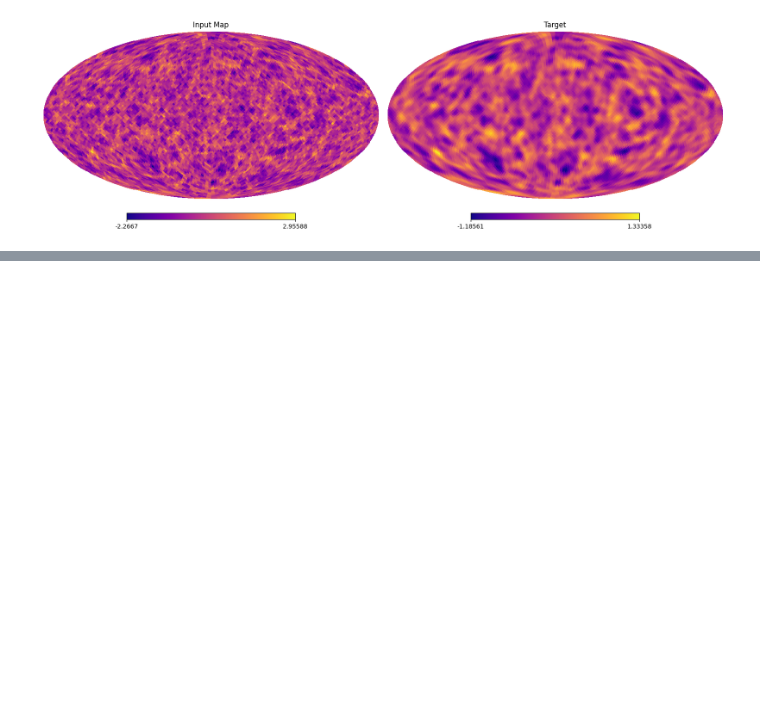
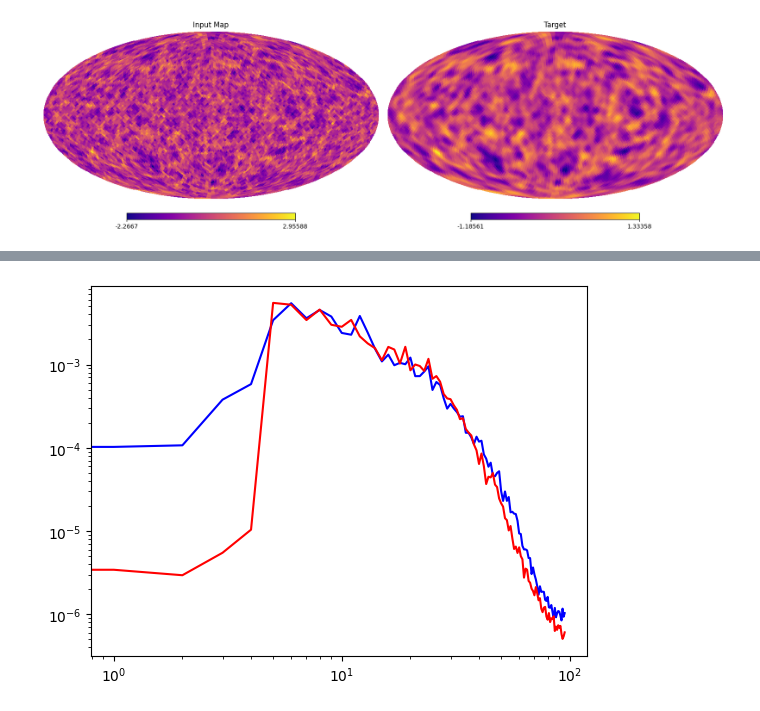
Before and after one commit to Eralys/STL_dev, a Jupyter notebook: STL_main/Certif_Healpix_Kernel_Torch/Certification_Notebook_Healpix_kernel.ipynb, the cells around one changed output, grey strips where cells are left out. Saved outputs shown, nothing was run; the diff lists cells and outputs as text; code cells hidden in the pictures; blank space fills up the shorter version.

```diff
--- a/STL_main/Certif_Healpix_Kernel_Torch/Certification_Notebook_Healpix_kernel.ipynb
+++ b/STL_main/Certif_Healpix_Kernel_Torch/Certification_Notebook_Healpix_kernel.ipynb
@@ -195,0 +198,10 @@ plt.yscale('log')
+# %%
+cl1=hp.anafast(hp.reorder(u.cpu().numpy(),n2r=True))
+cl2=hp.anafast(hp.reorder(target,n2r=True))
+# %%
+plt.plot(cl1,color='b')
+plt.plot(cl2,color='r')
+plt.yscale('log')
+plt.xscale('log')
+# %% [output]
+[figure, added]
```
Also changed, not shown: parts of 5 cells of this notebook, 6 other files.
